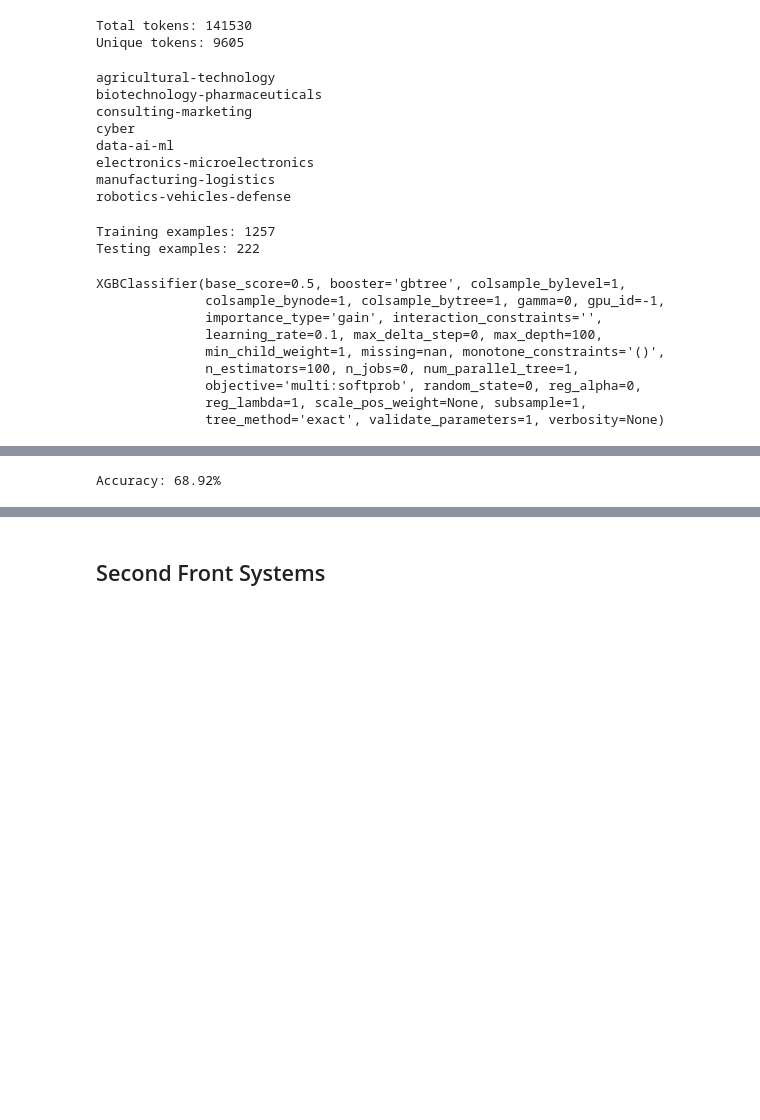
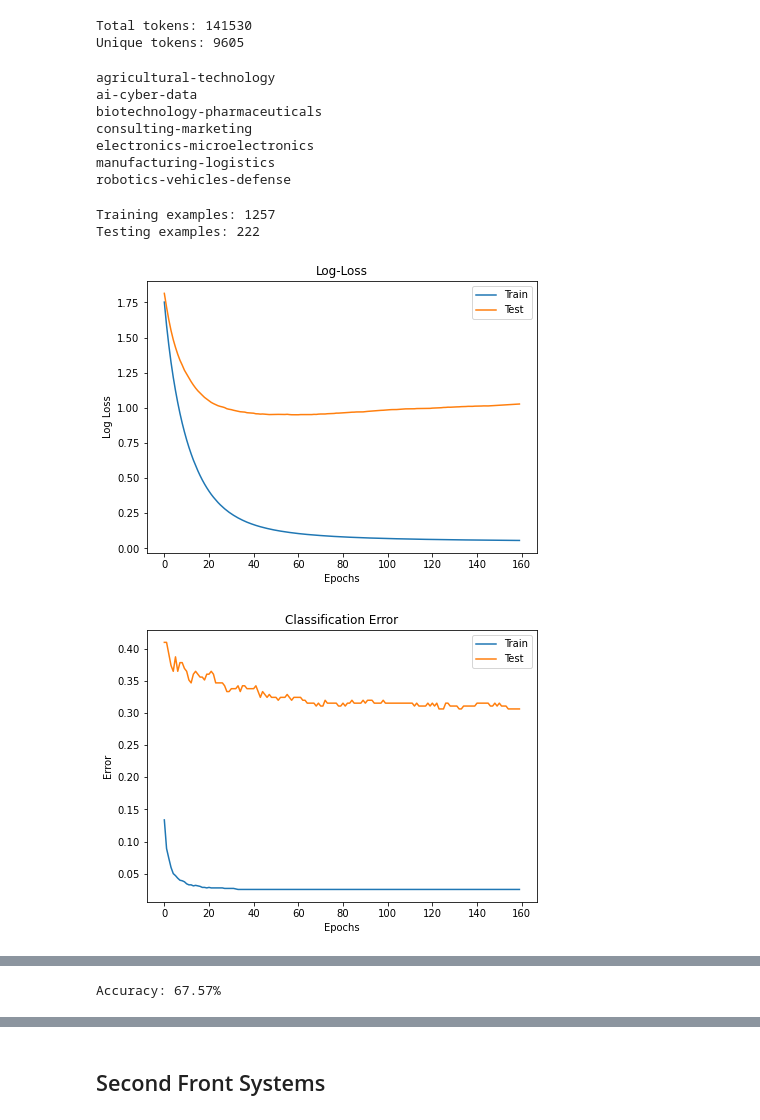
Before and after one commit to neumj/thoth, a Jupyter notebook: notebooks/xgboost-multi.ipynb, the cells around one changed output, grey strips where cells are left out. Cells and saved outputs as stored; diff of their text form; code cells hidden in the pictures; blank space fills up the shorter version.

```diff
--- a/notebooks/xgboost-multi.ipynb
+++ b/notebooks/xgboost-multi.ipynb
@@ -88,9 +150,9 @@ addit_df['class'] = "robotics-vehicles-defense"
 agric_df = pd.read_csv('../../data/agricultural-technology.csv')
 agric_df['class'] = "agricultural-technology"
 artif_df = pd.read_csv('../../data/artificial-intelligence-machine-learning.csv')
-artif_df['class'] = "data-ai-ml"
+artif_df['class'] = "ai-cyber-data"
 augme_df = pd.read_csv('../../data/augmented-reality-mixed-reality.csv')
-augme_df['class'] = "cyber"
+augme_df['class'] = "ai-cyber-data"
 auton_df = pd.read_csv('../../data/autonomous-systems.csv')
 auton_df['class'] = "robotics-vehicles-defense"
 biote_df = pd.read_csv('../../data/biotechnology-pharmaceuticals.csv')
@@ -100,9 +162,9 @@ consu_df['class'] = "consulting-marketing"
 consm_df = pd.read_csv('../../data/consumer-products-services.csv')
 consm_df['class'] = "consulting-marketing"
 cyber_df = pd.read_csv('../../data/cybersecurity.csv')
-cyber_df['class'] = "cyber"
+cyber_df['class'] = "ai-cyber-data"
 analy_df = pd.read_csv('../../data/data-analytics-it-software.csv')
-analy_df['class'] = "data-ai-ml"
+analy_df['class'] = "ai-cyber-data"
 educa_df = pd.read_csv('../../data/education-training-professional-development.csv')
 educa_df['class'] = "consulting-marketing"
 elect_df = pd.read_csv('../../data/electronics-microelectronics-hardware.csv')
@@ -120,7 +182,7 @@ logis_df['class'] = "manufacturing-logistics"
 marke_df = pd.read_csv('../../data/marketing-media.csv')
 marke_df['class'] = "consulting-marketing"
 model_df = pd.read_csv('../../data/modeling-simulation.csv')
-model_df['class'] = "data-ai-ml"
+model_df['class'] = "ai-cyber-data"
 posit_df = pd.read_csv('../../data/position-navigation.csv')
 posit_df['class'] = "robotics-vehicles-defense"
 robot_df = pd.read_csv('../../data/robotics-mechatronics.csv')
@@ -128,7 +190,7 @@ robot_df['class'] = "robotics-vehicles-defense"
 space_df = pd.read_csv('../../data/space-aerospace-technology.csv')
 space_df['class'] = "robotics-vehicles-defense"
 telec_df = pd.read_csv('../../data/telecommunication-systems-services.csv')
-telec_df['class'] = "cyber"
+telec_df['class'] = "ai-cyber-data"
 vehic_df = pd.read_csv('../../data/vehicle-systems.csv')
 vehic_df['class'] = "robotics-vehicles-defense"
 
@@ -172,10 +234,9 @@ label_encoded_y = label_encoder.transform(Y)
 a = [print(label) for label in label_encoder.classes_]
 # %% [output]
 agricultural-technology
+ai-cyber-data
 biotechnology-pharmaceuticals
 consulting-marketing
-cyber
-data-ai-ml
 electronics-microelectronics
 manufacturing-logistics
 robotics-vehicles-defense
@@ -190,15 +251,16 @@ Training examples: 1257
 Testing examples: 222
 # %%
 # fit model to training data
-model = xgb.XGBClassifier(objective="multi:softmax", learning_rate=0.1, max_depth=100, n_estimators=100)
-model.fit(X_train, y_train)
+eval_metrics = ['merror', 'mlogloss']
+eval_set = [(X_train, y_train), (X_test, y_test)]
+model = xgb.XGBClassifier(objective="multi:softmax", learning_rate=0.1, max_depth=100, n_estimators=1000)
+#model.fit(X_train, y_train, eval_metric=eval_metrics, eval_set=eval_set, verbose=False)
+model.fit(X_train, y_train, eval_metric=eval_metrics, eval_set=eval_set, early_stopping_rounds=100, verbose=False)
+results = model.evals_result()
-# %% [output]
-XGBClassifier(base_score=0.5, booster='gbtree', colsample_bylevel=1,
-              colsample_bynode=1, colsample_bytree=1, gamma=0, gpu_id=-1,
-              importance_type='gain', interaction_constraints='',
-              learning_rate=0.1, max_delta_step=0, max_depth=100,
-              min_child_weight=1, missing=nan, monotone_constraints='()',
-              n_estimators=100, n_jobs=0, num_parallel_tree=1,
-              objective='multi:softprob', random_state=0, reg_alpha=0,
-              reg_lambda=1, scale_pos_weight=None, subsample=1,
-              tree_method='exact', validate_parameters=1, verbosity=None)
+# %%
+plot_loss_multiclass(results, output_path="mc-log-loss.jpg", show_plot=False)
+plot_error_multiclass(results, output_path="mc-error.jpg", show_plot=False)
+plot_feature_importance(model, output_path="mc-important-features.jpg", show_plot=False)
+# %% [output]
+[figure, added]
+[figure, added]
@@ -211,4 +274,4 @@ predictions = [round(value) for value in y_pred]
 accuracy = accuracy_score(y_test, predictions)
 print("Accuracy: %.2f%%" % (accuracy * 100.0))
 # %% [output]
-Accuracy: 68.92%
+Accuracy: 67.57%
```
Also changed, not shown: parts of 18 cells of this notebook, 11 other files.
